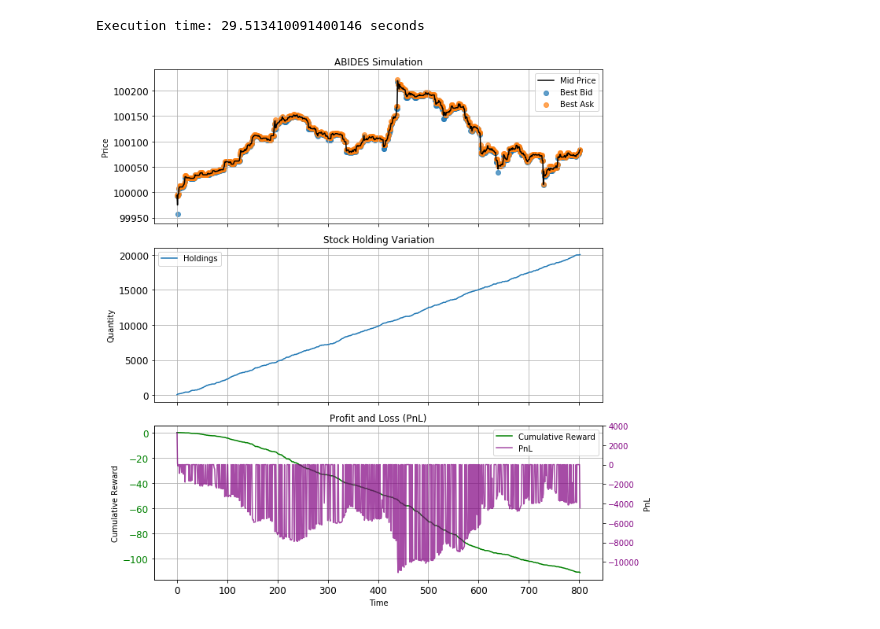
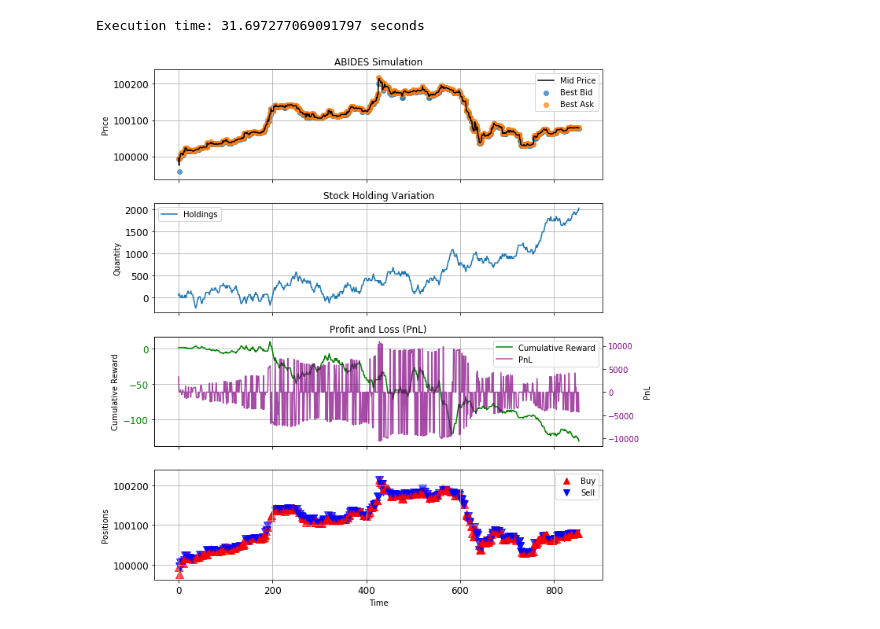
Before and after one commit to youngjinss/belief_of_belief_learning, a Jupyter notebook: notebook/[v1] abides_1_epsiode.ipynb, the cells around one changed output. Drawn from its saved outputs; the diff is of its cells as text; code cells hidden in the pictures.

```diff
--- a/notebook/[v1] abides_1_epsiode.ipynb
+++ b/notebook/[v1] abides_1_epsiode.ipynb
@@ -85,14 +86,17 @@ class policyRandom:
 
 class policyRandomWithNoAction:
     """
-    완전 무작위 정책은 0, 1, 2 중에서 무작위로 선택 (관망하며 시장 상황을 지켜보는 옵션을 포함)
+    완전 무작위 정책은 -2 ~ 2 중에서 무작위로 선택 (관망하며 시장 상황을 지켜보는 옵션을 포함)
     """
 
     def __init__(self):
         self.name = "random_no_action"
 
     def get_action(self, state):
-        return np.random.choice([0, 1, 2])
+        action = np.random.choice([-2, -1, 0, 1, 2])
+        if state[0] < 0 and action < 0:
+            action = 0
+        return action
 # %%
 # 강화학습 관련 변수 선언
 env = gym.make(
@@ -100,7 +104,7 @@ env = gym.make(
     background_config="rmsc04",
     timestep_duration="10S",
     execution_window="04:00:00",
-    parent_order_size=20000,
+    parent_order_size=2000,
     order_fixed_size=50,
     not_enough_reward_update=-100,  # penalty
     debug_mode=True
@@ -124,13 +128,18 @@ history_dict = {
     "cumulative_reward": [],
     "pnl": [],
     "holdings": [],
-    "time": []
+    "time": [],
+    "action": [],
+    "order_size": [],  # debuging
+    "direction": [], # debuging
 }
 
 # 1개 에피소드 실행 (소요 시간 측정)
 start_time = time.time()
 while not done:
-    action = target_agent.get_action(state)
+    action_ = target_agent.get_action(state)
+    env.direction = "BUY" if action_ > 0 else "SELL" if action_ < 0 else env.direction
+    action = abs(action_)
     state, reward, done, info = env.step(action)
     episode_reward += reward
 
@@ -144,6 +153,9 @@ while not done:
     history_dict["pnl"].append(info["pnl"])
     history_dict["holdings"].append(info["holdings"])
     history_dict["time"].append(info["current_time"])
+    history_dict["action"].append(action_)
+    history_dict["order_size"].append(env.parent_order_size)  # debuging
+    history_dict["direction"].append(env.direction)  # debuging
 
 end_time = time.time()
 print(f"Execution time: {end_time - start_time} seconds")
@@ -153,16 +165,17 @@ output = flatten_dict(info)
 output["episode_reward"] = episode_reward
 output["name"] = target_agent.name
 # %% [output]
-Execution time: 29.513410091400146 seconds
+Execution time: 31.697277069091797 seconds
 # %%
 # 그래프 설정
-fig, axes = plt.subplots(3, 1, figsize=(10, 10), sharex=True)
+fig, axes = plt.subplots(4, 1, figsize=(10, 10), sharex=True)
 
 # 폰트 사이즈 조정
 font_size = 12
 axes[0].tick_params(labelsize=font_size)
 axes[1].tick_params(labelsize=font_size)
 axes[2].tick_params(labelsize=font_size)
+axes[3].tick_params(labelsize=font_size)
 
 # 범례 폰트 사이즈 조정
 legend_font_size = 10
@@ -178,32 +191,51 @@ axes[0].grid(True)
 
 # 2. 보유량 그래프
 axes[1].plot(history_dict["holdings"], label="Holdings")
 axes[1].set_title("Stock Holding Variation")
 axes[1].set_ylabel("Quantity")
 axes[1].legend()
 axes[1].grid(True)
 
 # 3. 수익 그래프
 # 왼쪽 y축은 Cumulative Reward용
 axes[2].plot(history_dict["cumulative_reward"], label="Cumulative Reward", color="green")
 axes[2].set_title("Profit and Loss (PnL)")
-axes[2].set_xlabel("Time")
 axes[2].set_ylabel("Cumulative Reward")
 axes[2].tick_params(axis='y', labelcolor="green")
 axes[2].grid(True)
 
 # 오른쪽 y축은 PnL용
 ax2 = axes[2].twinx()
 ax2.plot(history_dict["pnl"], label="PnL", color="purple", alpha=0.7)
 ax2.set_ylabel("PnL")
 ax2.tick_params(axis='y', labelcolor="purple")
 
 # 두 축의 범례를 하나로 합치기
 lines1, labels1 = axes[2].get_legend_handles_labels()
 lines2, labels2 = ax2.get_legend_handles_labels()
 axes[2].legend(lines1 + lines2, labels1 + labels2, loc='best')
 
+# 4. 행동 그래프 (action > 0 이면 빨간색 위 방향 삼각형, action < 0 이면 파란색 아래 방향 삼각형)
+# 행동 그래프를 첫 번째 가격 그래프에 추가
+for i, action in enumerate(history_dict["action"]):
+    if action > 0:  # 매수 행동
+        axes[3].scatter(i, history_dict["mid_price"][i], marker='^', color='red', s=100, alpha=0.7)
+    elif action < 0:  # 매도 행동
+        axes[3].scatter(i, history_dict["mid_price"][i], marker='v', color='blue', s=100, alpha=0.7)
+
+# 범례에 행동 표시 추가
+custom_lines = [
+    Line2D([0], [0], marker='^', color='red', linestyle='None', markersize=8),
+    Line2D([0], [0], marker='v', color='blue', linestyle='None', markersize=8)
+]
+axes[3].legend(handles=custom_lines,
+               labels=['Buy', 'Sell'],
+               fontsize=legend_font_size)
+axes[3].set_xlabel("Time")
+axes[3].grid(True)
+axes[3].set_ylabel("Positions")
+
 plt.tight_layout()
 plt.show()
 # %% [output]
-[figure, old version]
+[figure, new version]
```
Also changed, not shown: parts of 2 cells of this notebook, 3 other files.
